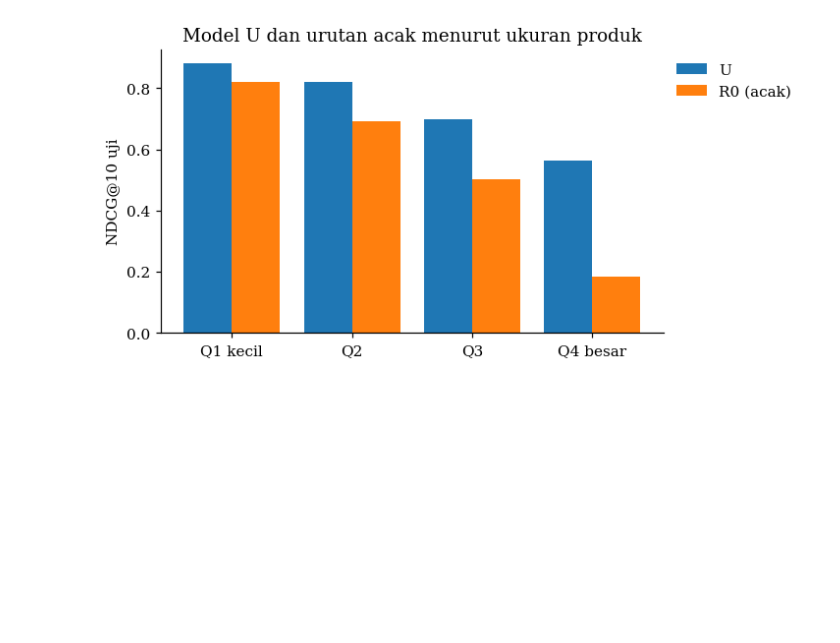
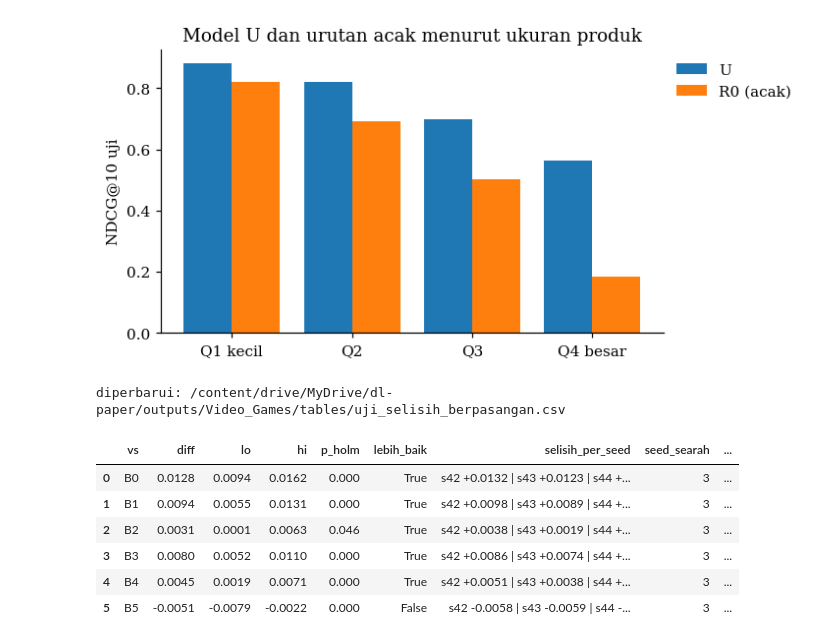
Before and after one commit to Vito28/dl-paper, a Jupyter notebook: notebooks/FINISHED RUN/00b_rekonsiliasi.ipynb, the cells around one changed output. Cells and saved outputs as stored; diff of their text form; code cells hidden in the pictures; blank space fills up the shorter version.

```diff
--- a/notebooks/FINISHED RUN/00b_rekonsiliasi.ipynb
+++ b/notebooks/FINISHED RUN/00b_rekonsiliasi.ipynb
@@ -344,4 +347,38 @@ digambar ulang: /content/drive/MyDrive/dl-paper/outputs/Video_Games/figures/uji_
 [figure]
 [figure]
 [figure]
+# %%
+#@title 8 · Konsistensi per seed pada perbandingan berpasangan (data uji)
+keys = [(c, MS, TG) for c in BASELINE_CODES]
+others = [k for k in keys if k[0] != "U"]
+_, pps = R.comparison_table(b, groups, keys, TG, cfg.eval_bootstrap)
+pair_tab = R.paired_table(pps, ("U", MS, TG), others, "ndcg@10", cfg.eval_bootstrap)
+p = T("uji_selisih_berpasangan.csv")
+old = pd.read_csv(p)
+core = ["diff", "lo", "hi", "p", "p_holm"]
+if (old["vs"].tolist() != pair_tab["vs"].tolist()
+        or not np.allclose(old[core].to_numpy(), pair_tab[core].to_numpy(), rtol=0, atol=1e-9)
+        or old["lebih_baik"].astype(bool).tolist() != pair_tab["lebih_baik"].tolist()):
+    raise RuntimeError("Selisih berpasangan yang dihitung ulang berbeda dari uji_selisih_berpasangan.csv. "
+                       "Prediksi atau data uji berubah sejak run lama. Jalankan ulang dari tahap 07.")
+pair_tab = R.add_seed_consistency(pair_tab, b, groups, ("U", MS, TG), others, "ndcg@10", TG)
+new_cols = ["selisih_per_seed", "seed_searah"]
+if all(c in old.columns for c in new_cols) and all(old[c].tolist() == pair_tab[c].tolist() for c in new_cols):
+    print("sudah sesuai, tidak diubah:", p)
+else:
+    cadangkan(p)
+    pair_tab.to_csv(p, index=False)
+    print("diperbarui:", p)
+del b, pps
+pair_tab[["vs", "diff", "lo", "hi", "p_holm", "lebih_baik", "selisih_per_seed", "seed_searah",
+          "n_pasangan_seed", "searah_semua_seed"]].round(4)
+# %% [output]
+diperbarui: /content/drive/MyDrive/dl-paper/outputs/Video_Games/tables/uji_selisih_berpasangan.csv
+|  | vs | diff | lo | hi | p_holm | lebih_baik | selisih_per_seed | seed_searah | ... |
+| 0 | B0 | 0.0128 | 0.0094 | 0.0162 | 0.000 | True | s42 +0.0132 | s43 +0.0123 | s44 +... | 3 | ... |
+| 1 | B1 | 0.0094 | 0.0055 | 0.0131 | 0.000 | True | s42 +0.0098 | s43 +0.0089 | s44 +... | 3 | ... |
+| 2 | B2 | 0.0031 | 0.0001 | 0.0063 | 0.046 | True | s42 +0.0038 | s43 +0.0019 | s44 +... | 3 | ... |
+| 3 | B3 | 0.0080 | 0.0052 | 0.0110 | 0.000 | True | s42 +0.0086 | s43 +0.0074 | s44 +... | 3 | ... |
+| 4 | B4 | 0.0045 | 0.0019 | 0.0071 | 0.000 | True | s42 +0.0051 | s43 +0.0038 | s44 +... | 3 | ... |
+| 5 | B5 | -0.0051 | -0.0079 | -0.0022 | 0.000 | False | s42 -0.0058 | s43 -0.0059 | s44 -... | 3 | ... |
 # %%
```
Also changed, not shown: parts of 4 cells of this notebook, 3 other files.
